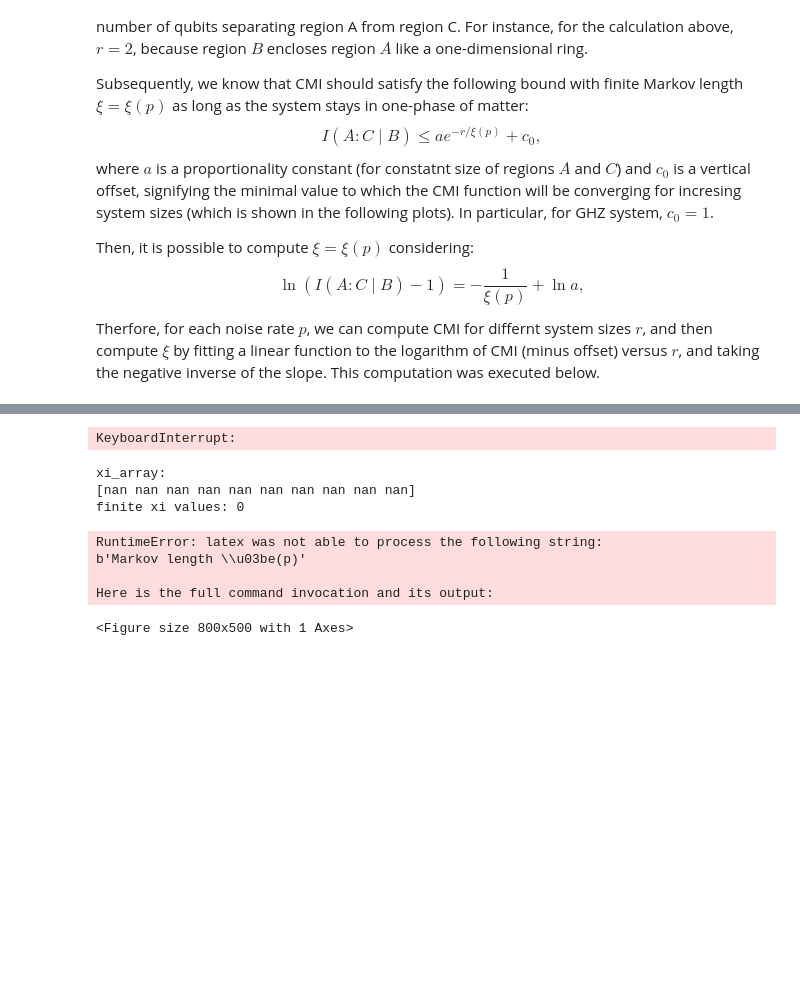
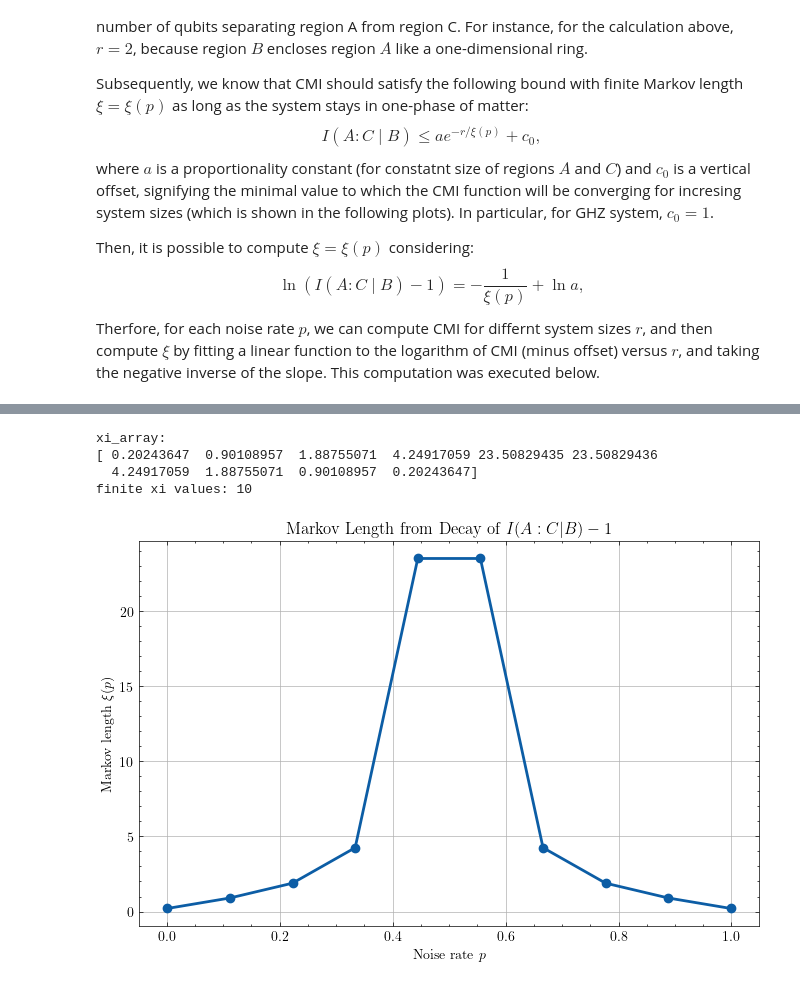
Before and after one commit to HannaKarwowska/PSI-Essay, a Jupyter notebook: New_codes/GHZ_state.ipynb, the cells around one changed output, grey strips where cells are left out. Cells and saved outputs as stored; diff of their text form; code cells hidden in the pictures; blank space fills up the shorter version.

```diff
--- a/New_codes/GHZ_state.ipynb
+++ b/New_codes/GHZ_state.ipynb
@@ -463,11 +382,11 @@ LA = 1
 LC = 1
 
 # ------------------------------------------------------------
-# Define maximum system size
+# Define maximum distance
 # ------------------------------------------------------------
-N = 12
+R_max = 8
 
-distances = np.arange(1, N - LA - LC + 1)
+distances = np.arange(1, R_max + 1)
 
 cmi_matrix = np.zeros((len(p_array2), len(distances)))
 
@@ -475,16 +394,17 @@ for ip, p in enumerate(p_array2):
     for idd, d in enumerate(distances):
 
         A_d = list(range(0, LA))
-        B_d = list(range(LA, LA + d)+ LA, LA + d))
+        B_d = list(range(LA, LA + d)) +list( range(LA + d + LC, LA + 2*d + LC))
         C_d = list(range(LA + d, LA + d + LC))
+        system_size = len(A_d+B_d+C_d)
 
         cmi_matrix[ip, idd] = CMI(
             p,
-            rho_GHZ,
+            rho_GHZ_function(system_size),
             A=A_d,
             B=B_d,
             C=C_d,
-            N=N
+            N = system_size
         )
 
     shifted = cmi_matrix[ip] - 1.0
@@ -504,45 +424,38 @@ xi_array = np.array([
     fit_markov_length_offset(distances, cmi_matrix[ip], offset=1.0)
     for ip in range(len(p_array2))
 ])
-# %% [output]
-KeyboardInterrupt:
 # %%
-xi_array = np.array([
-    fit_markov_length_offset(distances, cmi_matrix[ip], offset=1.0)
-    for ip in range(len(p_array2))
-])
+
 
 print("xi_array:")
 print(xi_array)
 print("finite xi values:", np.sum(np.isfinite(xi_array)))
 # %% [output]
 xi_array:
-[nan nan nan nan nan nan nan nan nan nan]
-finite xi values: 0
+[ 0.20243647  0.90108957  1.88755071  4.24917059 23.50829435 23.50829436
+  4.24917059  1.88755071  0.90108957  0.20243647]
+finite xi values: 10
 # %%
 # ============================================================
 # Plot xi(p) vs p
 # ============================================================
 
 valid = np.isfinite(xi_array)
 
 plt.style.use('science')
 plt.figure(figsize=(8, 5))
 
-plt.plot(p_array2[valid],xi_array[valid], marker='o',lw=2)
+plt.plot(p_array2,xi_array, marker='o',lw=2)
 
-plt.xlabel("Noise rate p")
-plt.ylabel("Markov length ξ(p)")
-plt.title("Markov Length from Decay of I(A:C|B) - 1")
+plt.xlabel(r"Noise rate $p$")
+plt.ylabel(r"Markov length $\xi (p)$")
+plt.title(r"Markov Length from Decay of $I(A:C|B)-1$")
+
 
 plt.grid(True)
 plt.show()
 # %% [output]
-RuntimeError: latex was not able to process the following string:
-b'Markov length \\u03be(p)'
-
-Here is the full command invocation and its output:
-<Figure size 800x500 with 1 Axes>
+[figure, added]
 # %%
 # ============================================================
 # CMI vs noise rate p for different distances r
```
Also changed, not shown: parts of 6 cells of this notebook, 1 other file.
